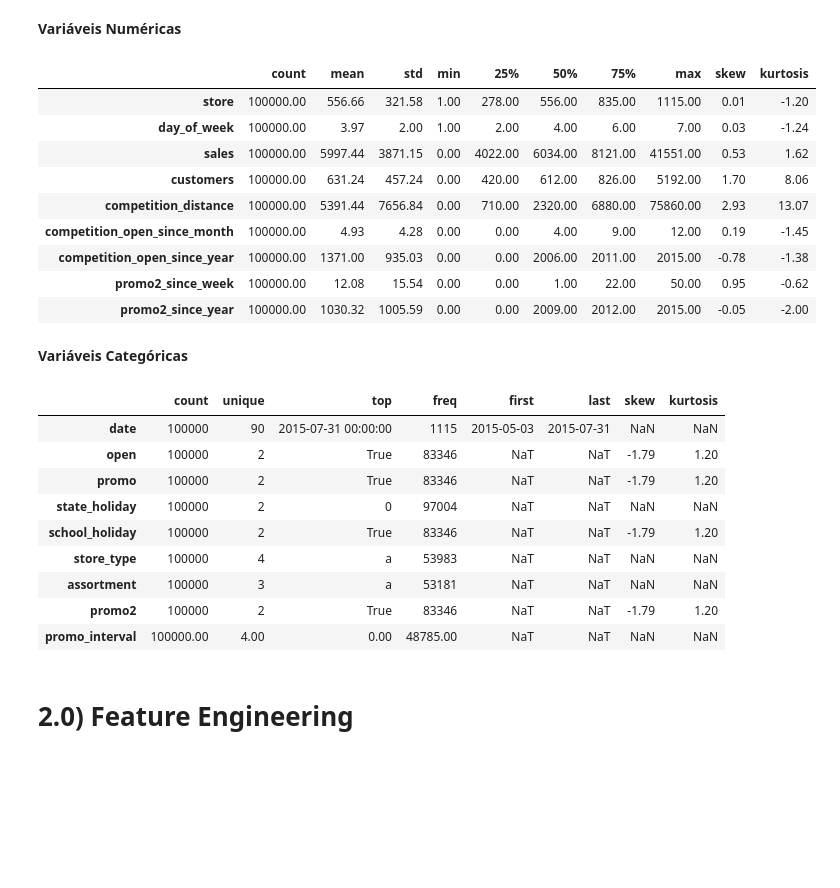
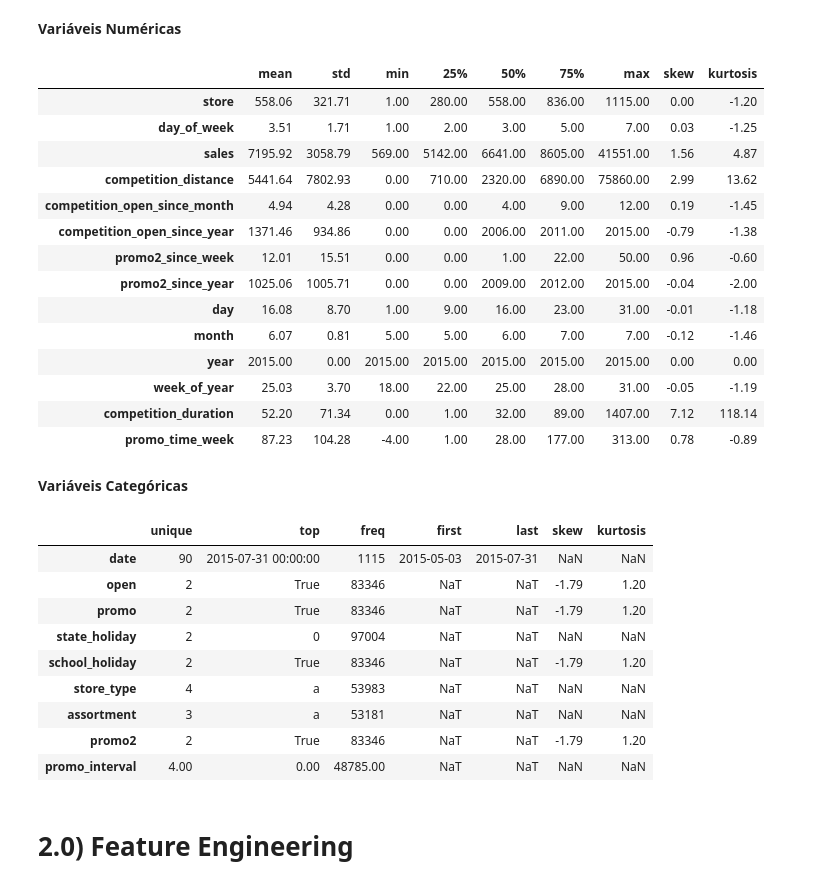
Before and after one commit to GustavoBarros11/rossmann_sales_forecast, a Jupyter notebook: ciclo1_notebook.ipynb, the cells around one changed output. Saved outputs shown, nothing was run; the diff lists cells and outputs as text; code cells hidden in the pictures; blank space fills up the shorter version.

```diff
--- a/ciclo1_notebook.ipynb
+++ b/ciclo1_notebook.ipynb
@@ -157,35 +165,41 @@ num_attr, cat_attr = df1.select_dtypes(include=['int', 'float']), df1.select_dty
 # %% [markdown]
 **Variáveis Numéricas**
 # %%
-num_stats = pd.concat([num_attr.describe().T, pd.DataFrame({'skew': num_attr.skew(), 'kurtosis': num_attr.kurtosis()})], axis=1)
+num_stats = pd.concat([num_attr.describe().T.drop(columns=['count']), pd.DataFrame({'skew': num_attr.skew(), 'kurtosis': num_attr.kurtosis()})], axis=1)
 num_stats
 # %% [output]
-|  | count | mean | std | min | 25% | 50% | 75% | max | skew | kurtosis |
-| store | 100000.00 | 556.66 | 321.58 | 1.00 | 278.00 | 556.00 | 835.00 | 1115.00 | 0.01 | -1.20 |
-| day_of_week | 100000.00 | 3.97 | 2.00 | 1.00 | 2.00 | 4.00 | 6.00 | 7.00 | 0.03 | -1.24 |
-| sales | 100000.00 | 5997.44 | 3871.15 | 0.00 | 4022.00 | 6034.00 | 8121.00 | 41551.00 | 0.53 | 1.62 |
-| customers | 100000.00 | 631.24 | 457.24 | 0.00 | 420.00 | 612.00 | 826.00 | 5192.00 | 1.70 | 8.06 |
-| competition_distance | 100000.00 | 5391.44 | 7656.84 | 0.00 | 710.00 | 2320.00 | 6880.00 | 75860.00 | 2.93 | 13.07 |
-| competition_open_since_month | 100000.00 | 4.93 | 4.28 | 0.00 | 0.00 | 4.00 | 9.00 | 12.00 | 0.19 | -1.45 |
-| competition_open_since_year | 100000.00 | 1371.00 | 935.03 | 0.00 | 0.00 | 2006.00 | 2011.00 | 2015.00 | -0.78 | -1.38 |
-| promo2_since_week | 100000.00 | 12.08 | 15.54 | 0.00 | 0.00 | 1.00 | 22.00 | 50.00 | 0.95 | -0.62 |
-| promo2_since_year | 100000.00 | 1030.32 | 1005.59 | 0.00 | 0.00 | 2009.00 | 2012.00 | 2015.00 | -0.05 | -2.00 |
+|  | mean | std | min | 25% | 50% | 75% | max | skew | kurtosis |
+| store | 558.06 | 321.71 | 1.00 | 280.00 | 558.00 | 836.00 | 1115.00 | 0.00 | -1.20 |
+| day_of_week | 3.51 | 1.71 | 1.00 | 2.00 | 3.00 | 5.00 | 7.00 | 0.03 | -1.25 |
+| sales | 7195.92 | 3058.79 | 569.00 | 5142.00 | 6641.00 | 8605.00 | 41551.00 | 1.56 | 4.87 |
+| competition_distance | 5441.64 | 7802.93 | 0.00 | 710.00 | 2320.00 | 6890.00 | 75860.00 | 2.99 | 13.62 |
+| competition_open_since_month | 4.94 | 4.28 | 0.00 | 0.00 | 4.00 | 9.00 | 12.00 | 0.19 | -1.45 |
+| competition_open_since_year | 1371.46 | 934.86 | 0.00 | 0.00 | 2006.00 | 2011.00 | 2015.00 | -0.79 | -1.38 |
+| promo2_since_week | 12.01 | 15.51 | 0.00 | 0.00 | 1.00 | 22.00 | 50.00 | 0.96 | -0.60 |
+| promo2_since_year | 1025.06 | 1005.71 | 0.00 | 0.00 | 2009.00 | 2012.00 | 2015.00 | -0.04 | -2.00 |
+| day | 16.08 | 8.70 | 1.00 | 9.00 | 16.00 | 23.00 | 31.00 | -0.01 | -1.18 |
+| month | 6.07 | 0.81 | 5.00 | 5.00 | 6.00 | 7.00 | 7.00 | -0.12 | -1.46 |
+| year | 2015.00 | 0.00 | 2015.00 | 2015.00 | 2015.00 | 2015.00 | 2015.00 | 0.00 | 0.00 |
+| week_of_year | 25.03 | 3.70 | 18.00 | 22.00 | 25.00 | 28.00 | 31.00 | -0.05 | -1.19 |
+| competition_duration | 52.20 | 71.34 | 0.00 | 1.00 | 32.00 | 89.00 | 1407.00 | 7.12 | 118.14 |
+| promo_time_week | 87.23 | 104.28 | -4.00 | 1.00 | 28.00 | 177.00 | 313.00 | 0.78 | -0.89 |
 # %% [markdown]
 **Variáveis Categóricas**
 # %%
-cat_stats = pd.concat([cat_attr.describe().T, pd.DataFrame({'skew': cat_attr.skew(), 'kurtosis': cat_attr.kurtosis()})], axis=1)
+cat_stats = pd.concat([cat_attr.describe().T.drop(columns=['count']), \
+    pd.DataFrame({'skew': cat_attr.skew(), 'kurtosis': cat_attr.kurtosis()})], axis=1)
 cat_stats
 # %% [output]
-|  | count | unique | top | freq | first | last | skew | kurtosis |
-| date | 100000 | 90 | 2015-07-31 00:00:00 | 1115 | 2015-05-03 | 2015-07-31 | NaN | NaN |
-| open | 100000 | 2 | True | 83346 | NaT | NaT | -1.79 | 1.20 |
-| promo | 100000 | 2 | True | 83346 | NaT | NaT | -1.79 | 1.20 |
-| state_holiday | 100000 | 2 | 0 | 97004 | NaT | NaT | NaN | NaN |
-| school_holiday | 100000 | 2 | True | 83346 | NaT | NaT | -1.79 | 1.20 |
-| store_type | 100000 | 4 | a | 53983 | NaT | NaT | NaN | NaN |
-| assortment | 100000 | 3 | a | 53181 | NaT | NaT | NaN | NaN |
-| promo2 | 100000 | 2 | True | 83346 | NaT | NaT | -1.79 | 1.20 |
-| promo_interval | 100000.00 | 4.00 | 0.00 | 48785.00 | NaT | NaT | NaN | NaN |
+|  | unique | top | freq | first | last | skew | kurtosis |
+| date | 90 | 2015-07-31 00:00:00 | 1115 | 2015-05-03 | 2015-07-31 | NaN | NaN |
+| open | 2 | True | 83346 | NaT | NaT | -1.79 | 1.20 |
+| promo | 2 | True | 83346 | NaT | NaT | -1.79 | 1.20 |
+| state_holiday | 2 | 0 | 97004 | NaT | NaT | NaN | NaN |
+| school_holiday | 2 | True | 83346 | NaT | NaT | -1.79 | 1.20 |
+| store_type | 4 | a | 53983 | NaT | NaT | NaN | NaN |
+| assortment | 3 | a | 53181 | NaT | NaT | NaN | NaN |
+| promo2 | 2 | True | 83346 | NaT | NaT | -1.79 | 1.20 |
+| promo_interval | 4.00 | 0.00 | 48785.00 | NaT | NaT | NaN | NaN |
 # %% [markdown]
 # 2.0) Feature Engineering
 # %%
```
Also changed, not shown: parts of 10 cells of this notebook, 1 other file.
